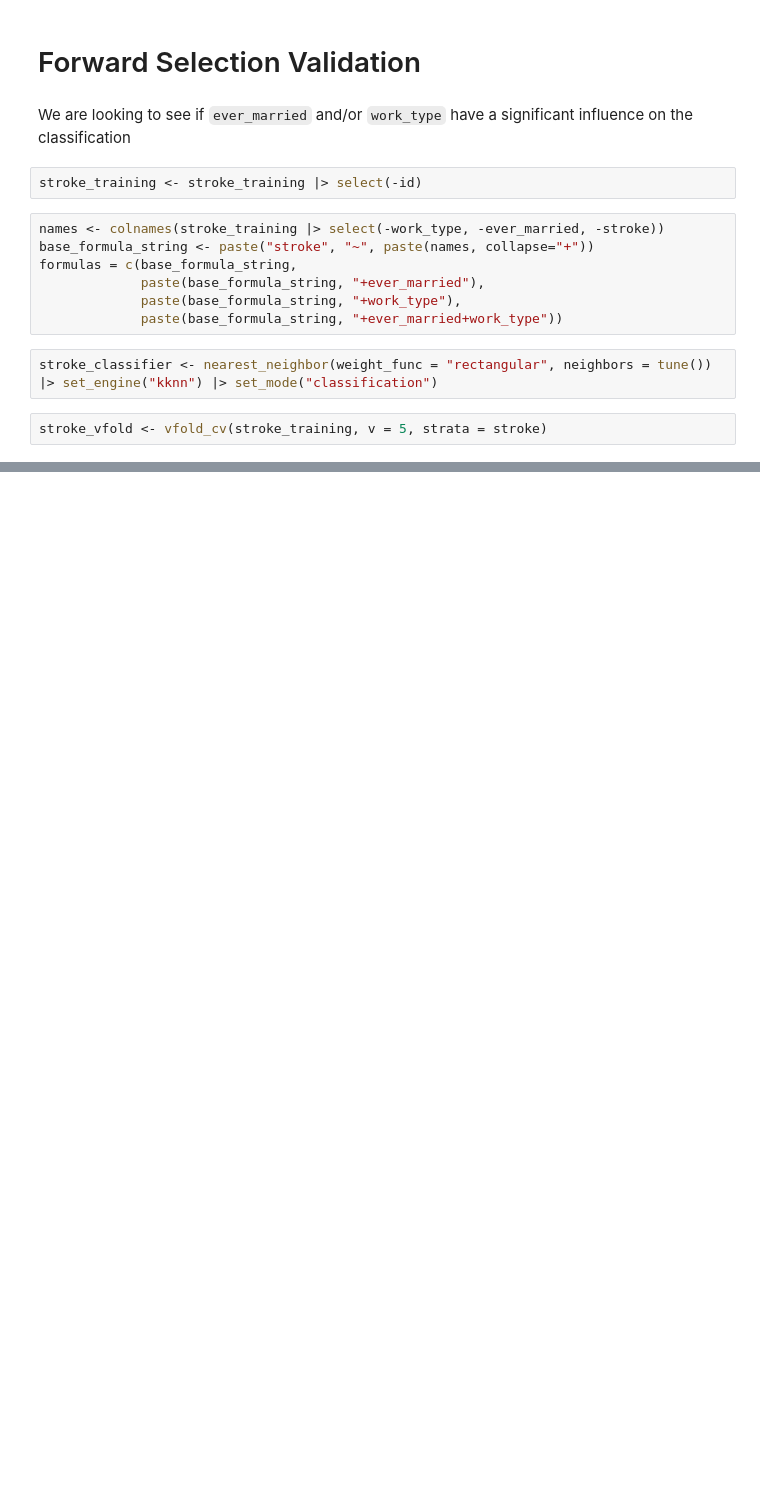
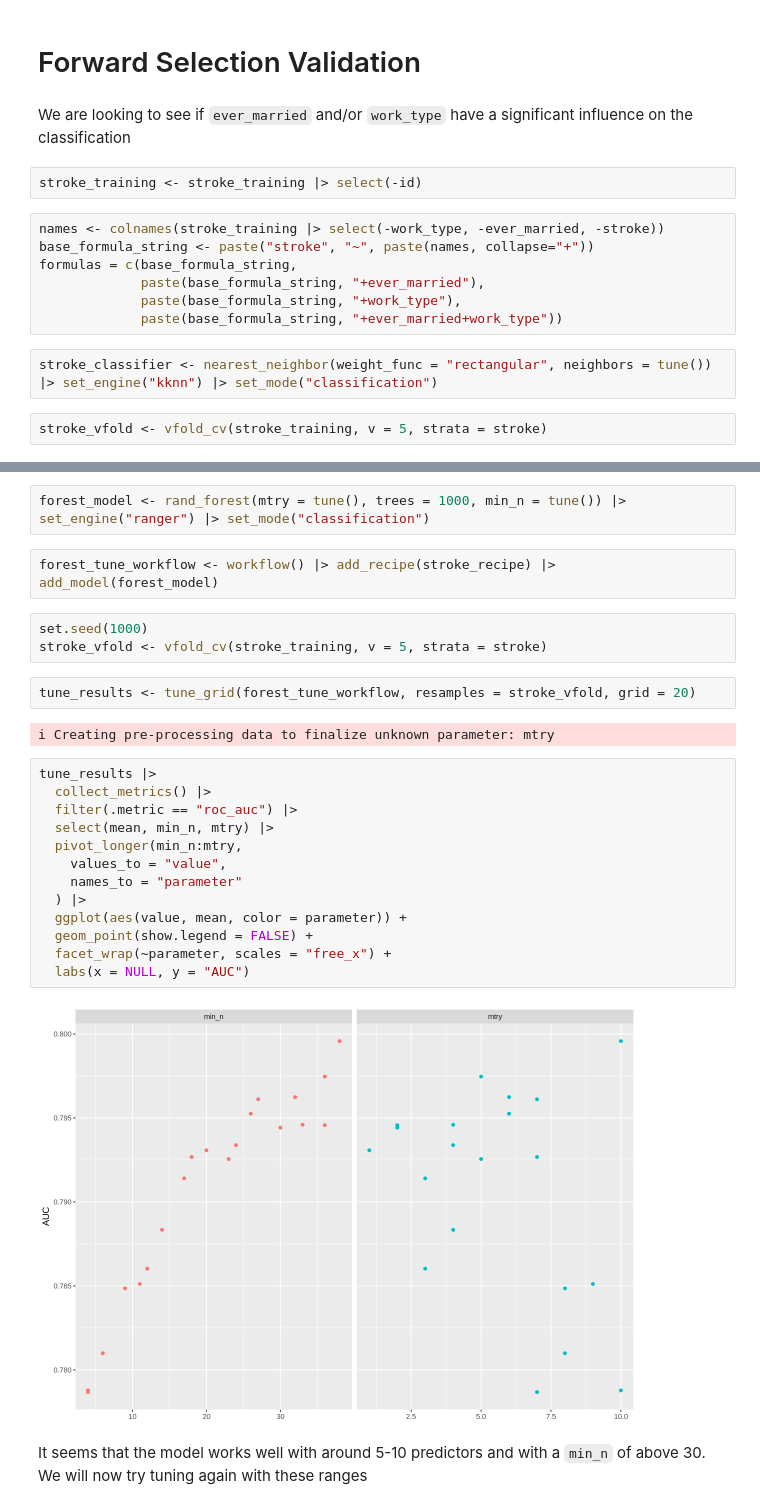
Before and after one commit to 21chanas3/dsci100-group73, a Jupyter notebook: main.ipynb, the cells around one changed output, grey strips where cells are left out. Cells and saved outputs as stored; diff of their text form; blank space fills up the shorter version.

```diff
--- a/main.ipynb
+++ b/main.ipynb
@@ -259,0 +356,28 @@ accuracy_vs_k
+# %%
+forest_model <- rand_forest(mtry = tune(), trees = 1000, min_n = tune()) |> set_engine("ranger") |> set_mode("classification")
+# %%
+forest_tune_workflow <- workflow() |> add_recipe(stroke_recipe) |> add_model(forest_model)
+# %%
+set.seed(1000)
+stroke_vfold <- vfold_cv(stroke_training, v = 5, strata = stroke)
+# %%
+tune_results <- tune_grid(forest_tune_workflow, resamples = stroke_vfold, grid = 20)
+# %% [output]
+i Creating pre-processing data to finalize unknown parameter: mtry
+# %%
+tune_results |>
+  collect_metrics() |>
+  filter(.metric == "roc_auc") |>
+  select(mean, min_n, mtry) |>
+  pivot_longer(min_n:mtry,
+    values_to = "value",
+    names_to = "parameter"
+  ) |>
+  ggplot(aes(value, mean, color = parameter)) +
+  geom_point(show.legend = FALSE) +
+  facet_wrap(~parameter, scales = "free_x") +
+  labs(x = NULL, y = "AUC")
+# %% [output]
+[figure, added]
+# %% [markdown]
+It seems that the model works well with around 5-10 predictors and with a `min_n` of above 30. We will now try tuning again with these ranges
```
Also changed, not shown: parts of 34 cells of this notebook.
